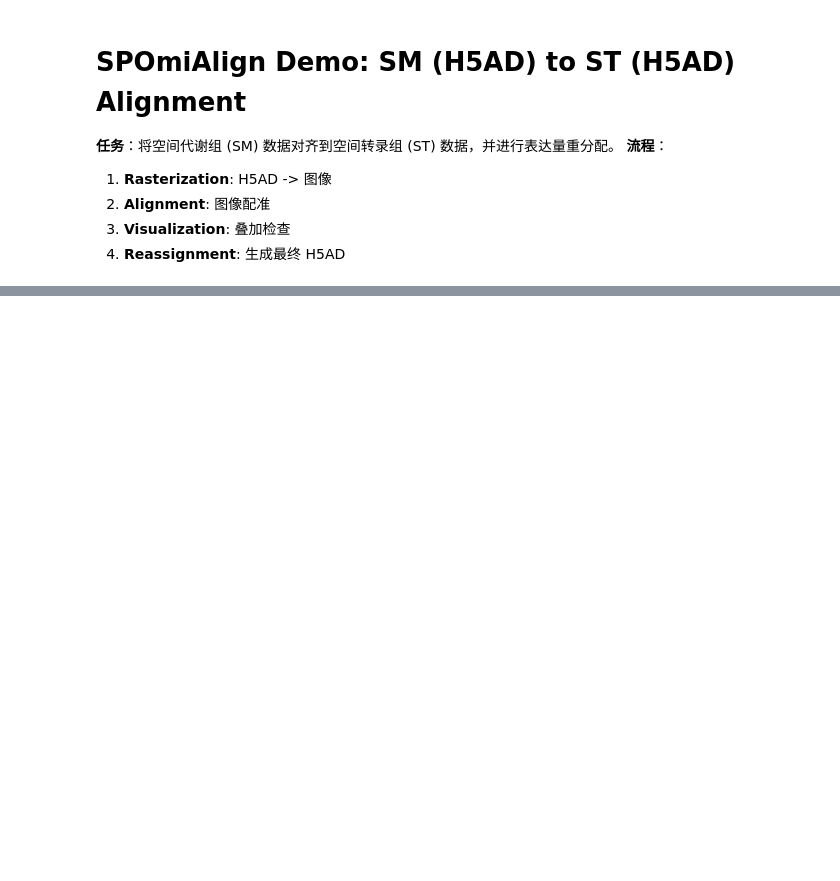
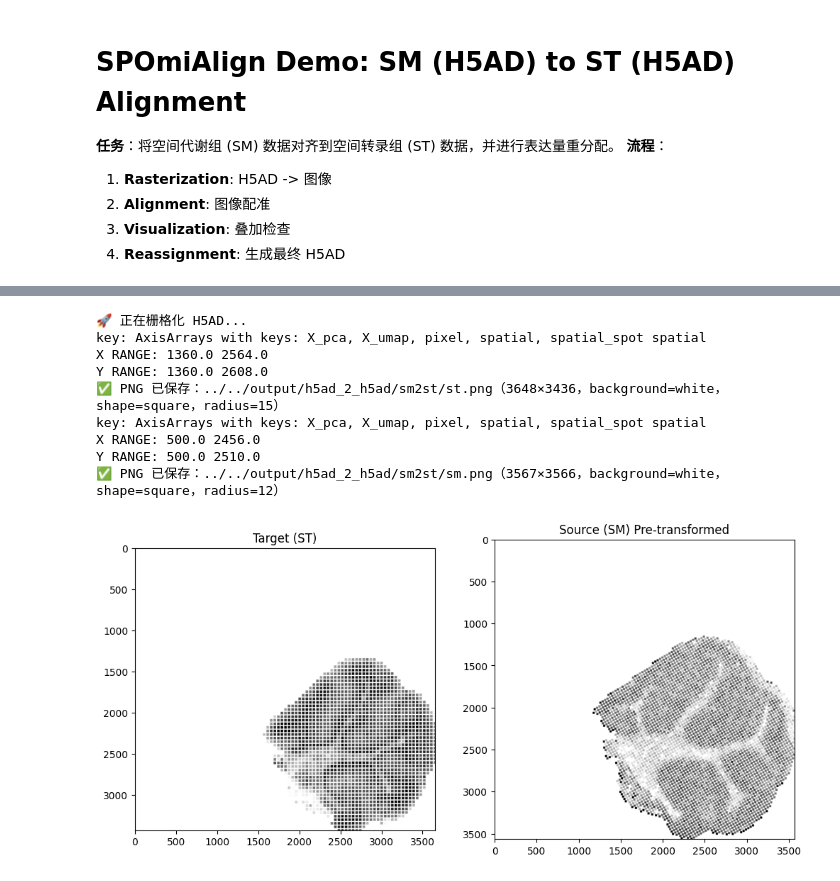
Before and after one commit to wangyiyuyang/SPOmiAlign, a Jupyter notebook: demo/notebook/sm2st.ipynb, the cells around one changed output, grey strips where cells are left out. Cells and saved outputs as stored; diff of their text form; code cells hidden in the pictures; blank space fills up the shorter version.

```diff
--- a/demo/notebook/sm2st.ipynb
+++ b/demo/notebook/sm2st.ipynb
@@ -30,34 +38,45 @@ SAVE_DIR = "../../output"
 SAVE_PATH = os.path.join(SAVE_DIR, "h5ad_2_h5ad", "sm2st")
 os.makedirs(SAVE_PATH, exist_ok=True)
 
 h5ad_img1_path = os.path.join(DATA_DIR, "output_h5ad", "st_withIntensity.h5ad") # Target
 h5ad_img2_path = os.path.join(DATA_DIR, "output_h5ad", "sm_withIntensity.h5ad") # Source
 
 # --- 步骤 1: H5AD 转图像 ---
 print("🚀 正在栅格化 H5AD...")
 Gen_img1_path = os.path.join(SAVE_PATH, "st.png")
 Gen_img2_path = os.path.join(SAVE_PATH, "sm.png")
 
 # Target
 rasterize_h5ad_to_image(
     input_h5ad=h5ad_img1_path, output_png=Gen_img1_path,
     background="white", point_shape="square", radius=15,
     rotate=0.0, scale=1.0, enhance=False
 )
 # Source (带预旋转 60度)
-rasterize_h5ad_to_image(
+_,origin = rasterize_h5ad_to_image(
     input_h5ad=h5ad_img2_path, output_png=Gen_img2_path,
     background="white", point_shape="square", radius=12,
     rotate=60.0, scale=0.6, enhance=False
 )
 
 # 可视化生成的中间图像
 fig, ax = plt.subplots(1, 2, figsize=(12, 6))
 ax[0].imshow(cv2.imread(Gen_img1_path)[...,::-1]) # BGR->RGB
 ax[0].set_title("Target (ST)")
 ax[1].imshow(cv2.imread(Gen_img2_path)[...,::-1])
 ax[1].set_title("Source (SM) Pre-transformed")
 plt.show()
+# %% [output]
+🚀 正在栅格化 H5AD...
+key: AxisArrays with keys: X_pca, X_umap, pixel, spatial, spatial_spot spatial
+X RANGE: 1360.0 2564.0
+Y RANGE: 1360.0 2608.0
+✅ PNG 已保存：../../output/h5ad_2_h5ad/sm2st/st.png（3648×3436，background=white，shape=square，radius=15）
+key: AxisArrays with keys: X_pca, X_umap, pixel, spatial, spatial_spot spatial
+X RANGE: 500.0 2456.0
+Y RANGE: 500.0 2510.0
+✅ PNG 已保存：../../output/h5ad_2_h5ad/sm2st/sm.png（3567×3566，background=white，shape=square，radius=12）
+[figure, added]
 # %%
 # --- 步骤 2: 配准 ---
 print("🚀 开始配准...")
```
Also changed, not shown: parts of 5 cells of this notebook.
